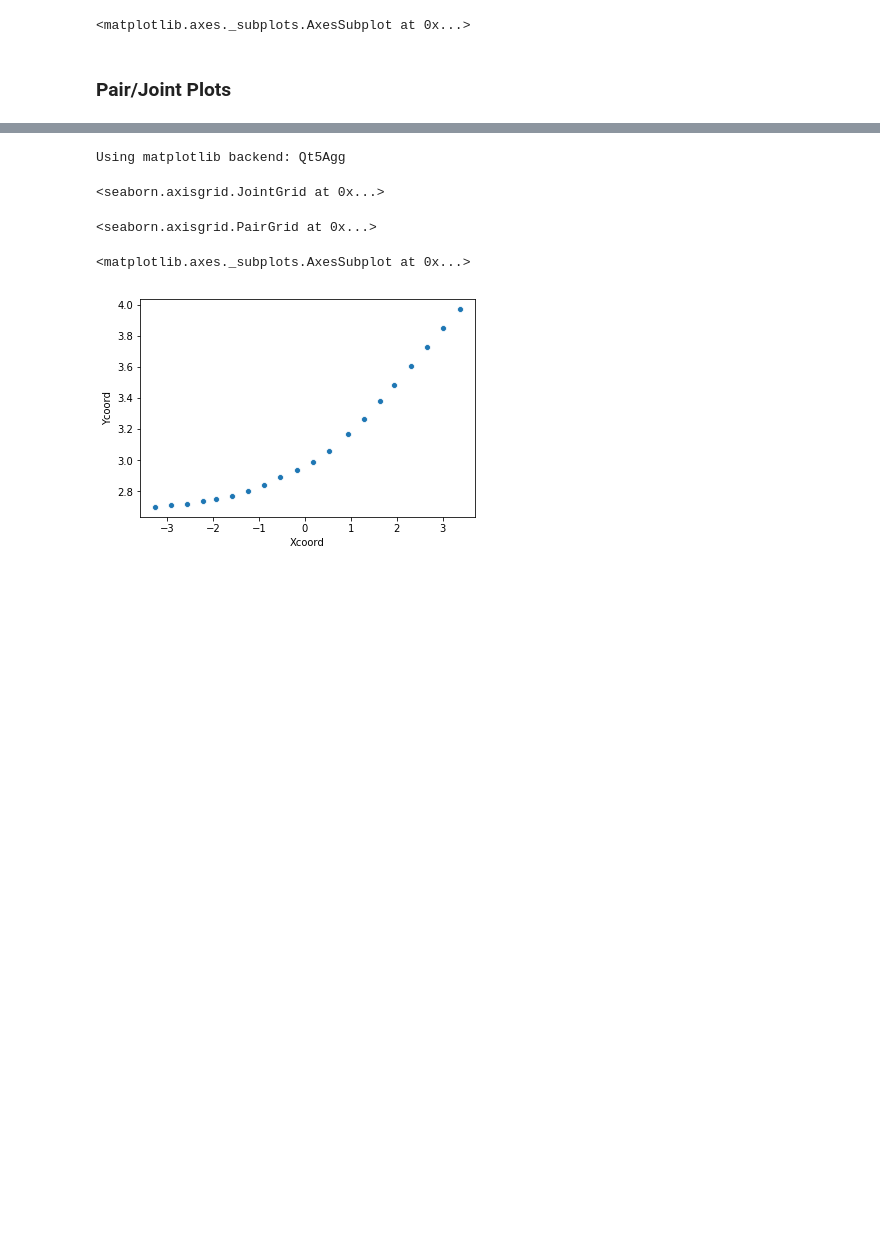
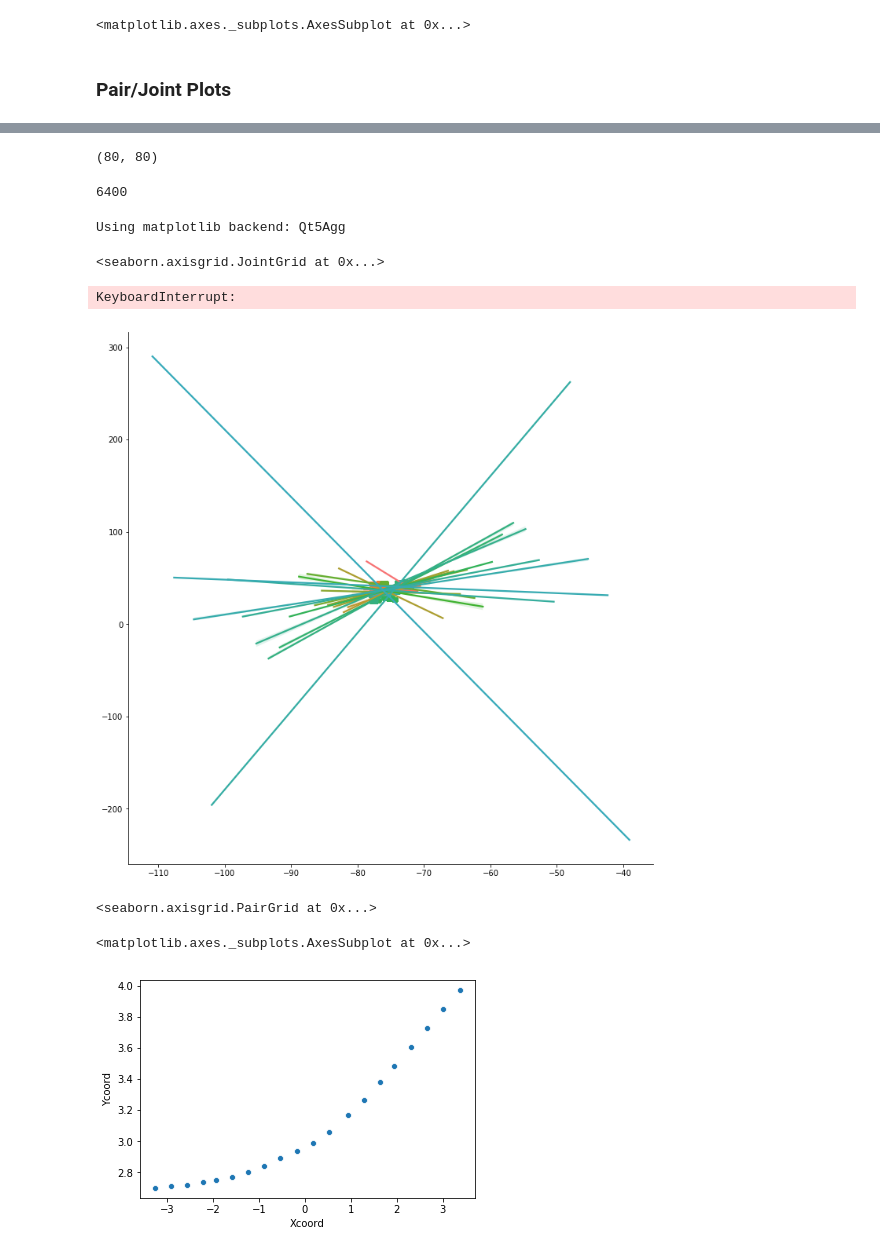
Before and after one commit to Dylan3636/ug4_project, a Jupyter notebook: notebooks/Untitled.ipynb, the cells around one changed output, grey strips where cells are left out. Drawn from its saved outputs; the diff is of its cells as text; code cells hidden in the pictures; blank space fills up the shorter version.

```diff
--- a/notebooks/Untitled.ipynb
+++ b/notebooks/Untitled.ipynb
@@ -380,0 +393,36 @@ ax.scatter(vessel.Xcoord[0:num], vessel.Ycoord[0:num])
+# %%
+num=1000
+fig=plt.figure(figsize=[14, 12])
+ax=fig.add_subplot(111)
+
+
+data.loc[:, 'VectorXcoord'] = cs2vectorcoord(vessel.SOG, data.loc[:, 'Heading'], False)
+data.loc[:, 'VectorYcoord'] = cs2vectorcoord(vessel.SOG, data.loc[:, 'Heading'], True)
+groups = data.groupby("MMSI", sort=False)
+vessel_id = 636091600
+vessel = groups.get_group(vessel_id)
+vessel = drop_gt(vessel, "Xcoord", 102)
+
+QV1=ax.quiver(vessel["LON"][0:num], vessel["LAT"][0:num],
+          vessel['VectorXcoord'][0:num],
+          vessel['VectorYcoord'][0:num],
+          angles='xy',
+          #scale=1,
+          scale_units='xy')
+ax.quiverkey(QV1, 0.5, 1, 60000, label='Reported Heading', labelpos='N')
+plt.grid()
+colorcol="PointwiseHeading"
+#my_norm = colors.Normalize(vessel.loc[:, colorcol].min(), vessel.loc[:, colorcol].max())
+#my_map = cm.ScalarMappable(norm=my_norm, cmap='seismic')
+cm = plt.cm.get_cmap('RdBu')
+cax=plt.scatter(vessel["LON"], vessel["LAT"], cmap=cm, c=list(vessel.loc[:, colorcol]))
+plt.xlabel("LON")
+plt.ylabel("LAT")
+cbar = plt.colorbar(cax)
+cbar.ax.get_yaxis().labelpad = 15
+cbar.ax.set_ylabel("Pointwise Heading", rotation=270)
+cbar.ax.yaxis.set_tick_params(rotation=300)
+plt.savefig('/home/dylan/Pictures/badheadings.png')
+#cax = fig.add_axes([0.27, 0.8, 0.5, 0.05])
+#cbar = fig.colorbar(cax, ticks=[-1, 0, 1])
+#fig.colorbar(ax, orientation='horizontal')
@@ -434,2 +747,21 @@ data.SmoothedVectorXcoord
+# %%
+X.shape
+# %% [output]
+(80, 80)
+# %%
+i=np.random.choice(range(1000))
+delta = 0.25
+x = np.arange(-10.0, 10.0, delta)
+y = np.arange(-10.0, 10.0, delta)
+X,Y = np.meshgrid(x,y)
+print(np.size(Y))
+Z = np.zeros(np.size(X))
+for i, xy in enumerate(zip(X.flatten(), Y.flatten())):
+    Z[i]= model.predict(np.reshape([xy[0],xy[1]]*10, (-1, 10, 2)))[0,0]
+fig = plt.figure()
+ax = fig.gca(projection='3d')
+ax.plot_trisurf(X, Y, Z)
+# %% [output]
+6400
 # %%
 %matplotlib
@@ -445,6 +778,11 @@ sns.jointplot(data=subdata, x='Xcoord', y='Ycoord', kind="hex")
 # %% [output]
 Using matplotlib backend: Qt5Agg
 <seaborn.axisgrid.JointGrid at 0x...>
+# %%
+sns.lmplot(data=data, x='LON', y='LAT', hue="VesselType", height=10)
+# %% [output]
+KeyboardInterrupt:
+[figure, added]
 # %%
 #%matplotlib
 subdata = drop_lt(df=data, col='Xcoord', min_val=-4)
```
Also changed, not shown: parts of 19 cells of this notebook, 12 other files.
